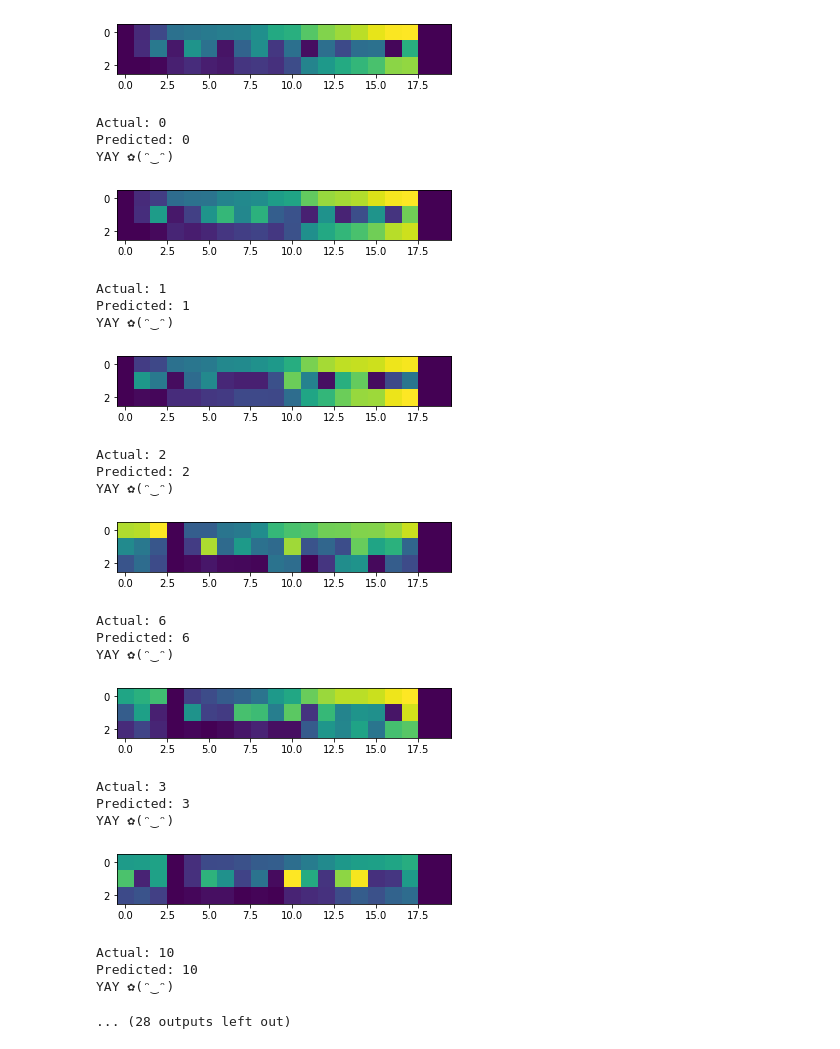
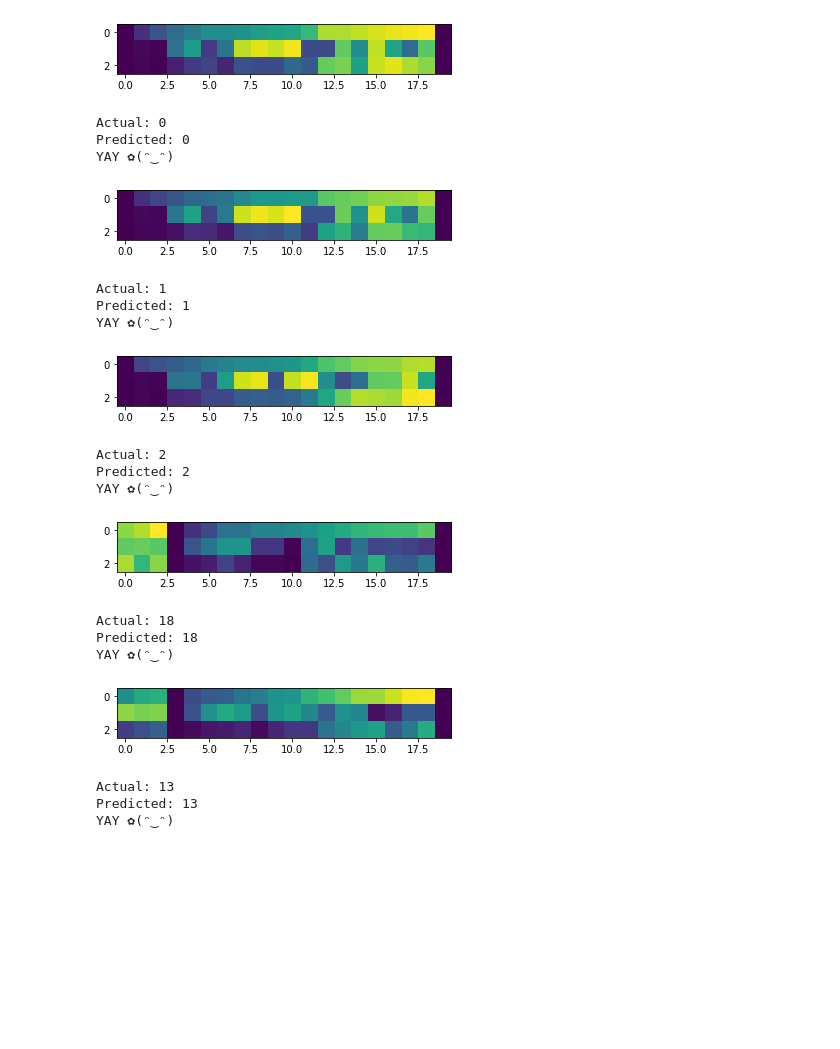
Before and after one commit to AlexKaiLe/Harvard, a Jupyter notebook: Python_Files/Skeleton_basic.ipynb, the cells around one changed output. Cells and saved outputs as stored; diff of their text form; code cells hidden in the pictures; blank space fills up the shorter version.

```diff
--- a/Python_Files/Skeleton_basic.ipynb
+++ b/Python_Files/Skeleton_basic.ipynb
@@ -162,0 +194,3 @@ def getData(data, numb):
+# %%
+train_file = loadmat('mat_files/bigSet1.mat')
+test_file = loadmat('mat_files/bigSet2.mat')
@@ -162,0 +223,13 @@ def getData(data, numb):
+# %%
+# Get measurement data for every 3D point
+train_data = getData(pre_train_data, numb_train)
+test_data = getData(pre_test_data, numb_test)
+
+# Flatten the trian labels to fit dimentions of data
+train_labels = pre_train_labels.flatten()[0:(numb_train*20)]-1
+test_labels = pre_test_labels.flatten()[0:(numb_test*20)]-1
+
+print("Shape of train_data:", train_data.shape)
+print("Shape of test_data:", test_data.shape)
+print("Shape of train_labels:", train_labels.shape)
+print("Shape of test_labels:", test_labels.shape)
@@ -173,7 +285,7 @@ def ml_traning(train_data, train_labels, test_data, test_labels):
 
     model = createModel()
     model.compile(optimizer='adam',loss='sparse_categorical_crossentropy', metrics=['accuracy'])
-    model.fit(x=train_data,y=train_labels, verbose='auto', batch_size=20, epochs=10)
+    model.fit(x=train_data,y=train_labels, verbose='auto', batch_size=20, epochs=20)
 
     output = model.evaluate(test_data, test_labels)
     print("Loss:", output[0])
@@ -183,10 +295,9 @@ def ml_traning(train_data, train_labels, test_data, test_labels):
 # Creates the model for the CNN
 def createModel():
     model = Sequential()
-    # model.add(Dense(320, activation= LeakyReLU()))
-    # model.add(Dense(320, activation= LeakyReLU()))
-    # model.add(Dense(80, activation= LeakyReLU()))
-    model.add(Dense(40, activation= LeakyReLU()))
-    # model.add(Dropout(rate=0.25))
+    model.add(Dense(80, activation= LeakyReLU()))
+    model.add(Dense(320, activation= LeakyReLU()))
+    model.add(Dropout(rate=0.25))
+    model.add(Dense(80, activation= LeakyReLU()))
     model.add(Dense(len(joint_name), activation = "softmax"))
     return model
@@ -220,9 +303,0 @@ print(pre_test_labels.shape)
-# %%
-train_data = getData(pre_train_data, train_numb)
-test_data = getData(pre_test_data, test_numb)
-train_labels = pre_train_labels.flatten()[0:(train_numb*20)]-1
-test_labels = pre_test_labels.flatten()[0:(test_numb*20)]-1
-print(train_data.shape)
-print(test_data.shape)
-print(train_labels.shape)
-print(test_labels.shape)
@@ -312,34 +352,29 @@ def predict(data, image_index, label, model):
     else:
         print("Wrong (◕︵◕)")
 # %%
-for i in range(420,440):
-    handTest(i, test_data, test_labels, skeleton_model, test_numb)
+for i in range(5):
+    handTest(i, test_data, test_labels, skeleton_model, numb_test)
 # %% [output]
-[figure, old version]
+[figure, new version]
 Actual: 0
 Predicted: 0
 YAY ✿(ᵔ‿ᵔ)
-[figure, old version]
+[figure, new version]
 Actual: 1
 Predicted: 1
 YAY ✿(ᵔ‿ᵔ)
-[figure, old version]
+[figure, new version]
 Actual: 2
 Predicted: 2
 YAY ✿(ᵔ‿ᵔ)
-[figure, old version]
+[figure, new version]
-Actual: 6
-Predicted: 6
+Actual: 18
+Predicted: 18
 YAY ✿(ᵔ‿ᵔ)
-[figure, old version]
+[figure, new version]
-Actual: 3
-Predicted: 3
+Actual: 13
+Predicted: 13
 YAY ✿(ᵔ‿ᵔ)
-[figure, removed]
-Actual: 10
-Predicted: 10
-YAY ✿(ᵔ‿ᵔ)
-... (28 outputs left out)
 # %%
 index = 1234
 frame = int(index/20)
```
Also changed, not shown: parts of 22 cells of this notebook, 3 other files.
